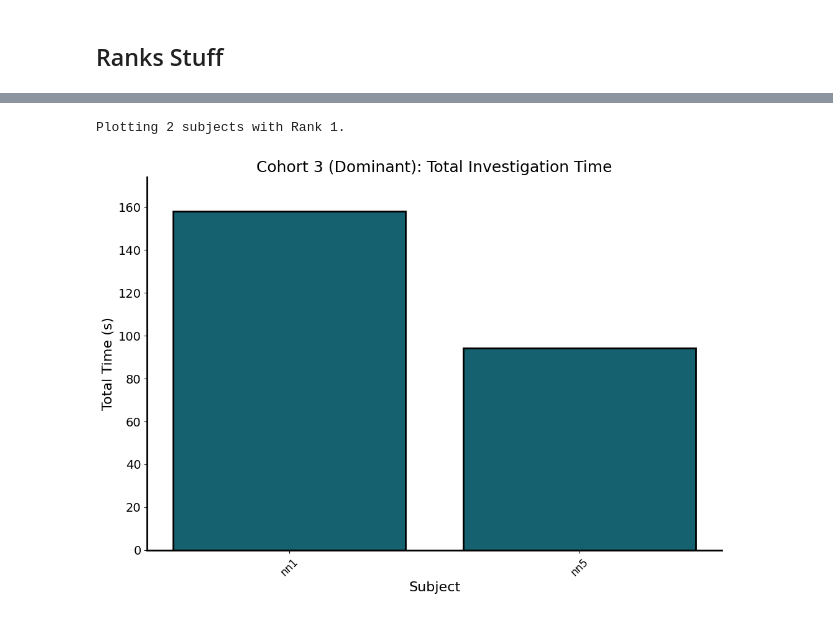
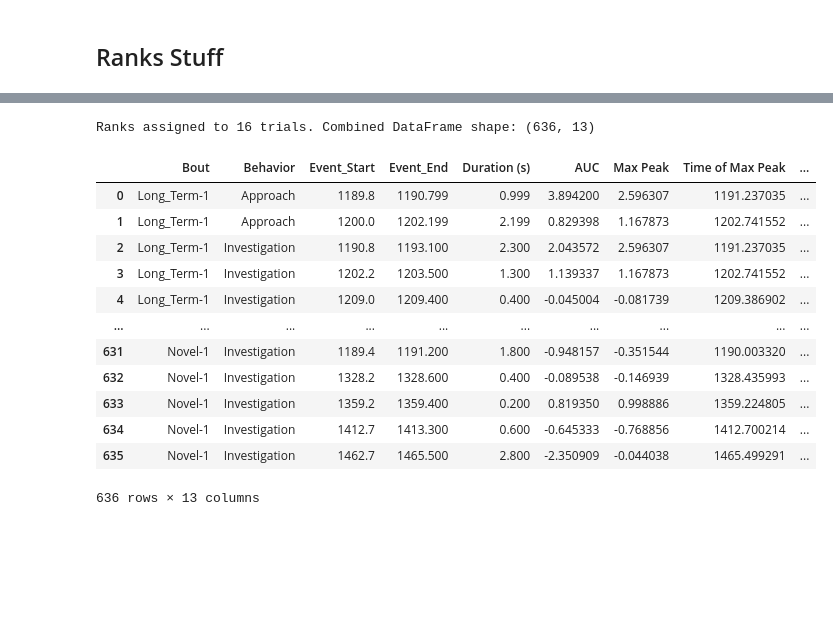
Before and after one commit to padillacoreanolab/Fiber_Photometry, a Jupyter notebook: Home_Cage/hc_analysis.ipynb, the cells around one changed output, grey strips where cells are left out. Cells and saved outputs as stored; diff of their text form; code cells hidden in the pictures; blank space fills up the shorter version.

```diff
--- a/Home_Cage/hc_analysis.ipynb
+++ b/Home_Cage/hc_analysis.ipynb
@@ -1084,14 +994,58 @@ def plot_summary_metric_bar(summary_df,
-# %%
-plot_summary_metric_bar(summary_df,
-                            metric='Total Investigation Time',
-                            title='Cohort 3 (Dominant): Total Investigation Time',
-                            ylabel='Total Time (s)',
-                            bar_color=brain_region,
-                            ylim=None,
-                            yticks_increment=None,
-                            figsize=(10, 7),
-                            pad_inches=0.1,
-                            rank_filter=1)
-# %% [output]
-Plotting 2 subjects with Rank 1.
-[figure, removed]
+# %%
+import pandas as pd
+
+def assign_ranks_and_combine_da_metrics(experiment, rank_csv_path):
+    """
+    Assigns subject ranks (from CSV) to each trial's behaviors DataFrame after DA metrics are computed.
+    Then combines all trials into a single DataFrame with columns:
+    ['Subject', 'Rank', 'Behavior', 'Bout', 'Event_Start', 'Event_End', 'Duration (s)',
+     'AUC', 'Max Peak', 'Time of Max Peak', 'Mean Z-score', 'Original End', 'Adjusted End']
+
+    Returns:
+        combined_df (DataFrame): All behaviors + DA metrics + Rank, with Subject column.
+    """
+
+    # Load rank CSV
+    rank_df = pd.read_csv(rank_csv_path)
+    if 'Subject' not in rank_df.columns or 'Rank' not in rank_df.columns:
+        rank_df.columns = ['Subject', 'Rank']  # fallback if no headers
+    rank_dict = dict(zip(rank_df['Subject'].str.lower(), rank_df['Rank']))
+
+    combined_rows = []
+    assigned = 0
+
+    for trial_name, trial in experiment.trials.items():
+        subj_id = trial_name[:3].lower()  # e.g., pp1, nn2
+        rank = rank_dict.get(subj_id, None)
+
+        if rank is not None and hasattr(trial, 'behaviors') and not trial.behaviors.empty:
+            df = trial.behaviors.copy()
+            df['Subject'] = subj_id
+            df['Rank'] = rank
+            combined_rows.append(df)
+            assigned += 1
+        else:
+            print(f"Skipped trial '{trial_name}' — no rank match or empty behaviors.")
+
+    combined_df = pd.concat(combined_rows, ignore_index=True)
+    print(f"Ranks assigned to {assigned} trials. Combined DataFrame shape: {combined_df.shape}")
+
+    return combined_df
+# %%
+combined_df = assign_ranks_and_combine_da_metrics(experiment, rank_csv_path=rank_csv_path)
+combined_df
+# %% [output]
+Ranks assigned to 16 trials. Combined DataFrame shape: (636, 13)
+|  | Bout | Behavior | Event_Start | Event_End | Duration (s) | AUC | Max Peak | Time of Max Peak | ... |
+| 0 | Long_Term-1 | Approach | 1189.8 | 1190.799 | 0.999 | 3.894200 | 2.596307 | 1191.237035 | ... |
+| 1 | Long_Term-1 | Approach | 1200.0 | 1202.199 | 2.199 | 0.829398 | 1.167873 | 1202.741552 | ... |
+| 2 | Long_Term-1 | Investigation | 1190.8 | 1193.100 | 2.300 | 2.043572 | 2.596307 | 1191.237035 | ... |
+| 3 | Long_Term-1 | Investigation | 1202.2 | 1203.500 | 1.300 | 1.139337 | 1.167873 | 1202.741552 | ... |
+| 4 | Long_Term-1 | Investigation | 1209.0 | 1209.400 | 0.400 | -0.045004 | -0.081739 | 1209.386902 | ... |
+| ... | ... | ... | ... | ... | ... | ... | ... | ... | ... |
+| 631 | Novel-1 | Investigation | 1189.4 | 1191.200 | 1.800 | -0.948157 | -0.351544 | 1190.003320 | ... |
+| 632 | Novel-1 | Investigation | 1328.2 | 1328.600 | 0.400 | -0.089538 | -0.146939 | 1328.435993 | ... |
+| 633 | Novel-1 | Investigation | 1359.2 | 1359.400 | 0.200 | 0.819350 | 0.998886 | 1359.224805 | ... |
+| 634 | Novel-1 | Investigation | 1412.7 | 1413.300 | 0.600 | -0.645333 | -0.768856 | 1412.700214 | ... |
+| 635 | Novel-1 | Investigation | 1462.7 | 1465.500 | 2.800 | -2.350909 | -0.044038 | 1465.499291 | ... |
+636 rows × 13 columns
```
Also changed, not shown: parts of 16 cells of this notebook, 25 other files.
